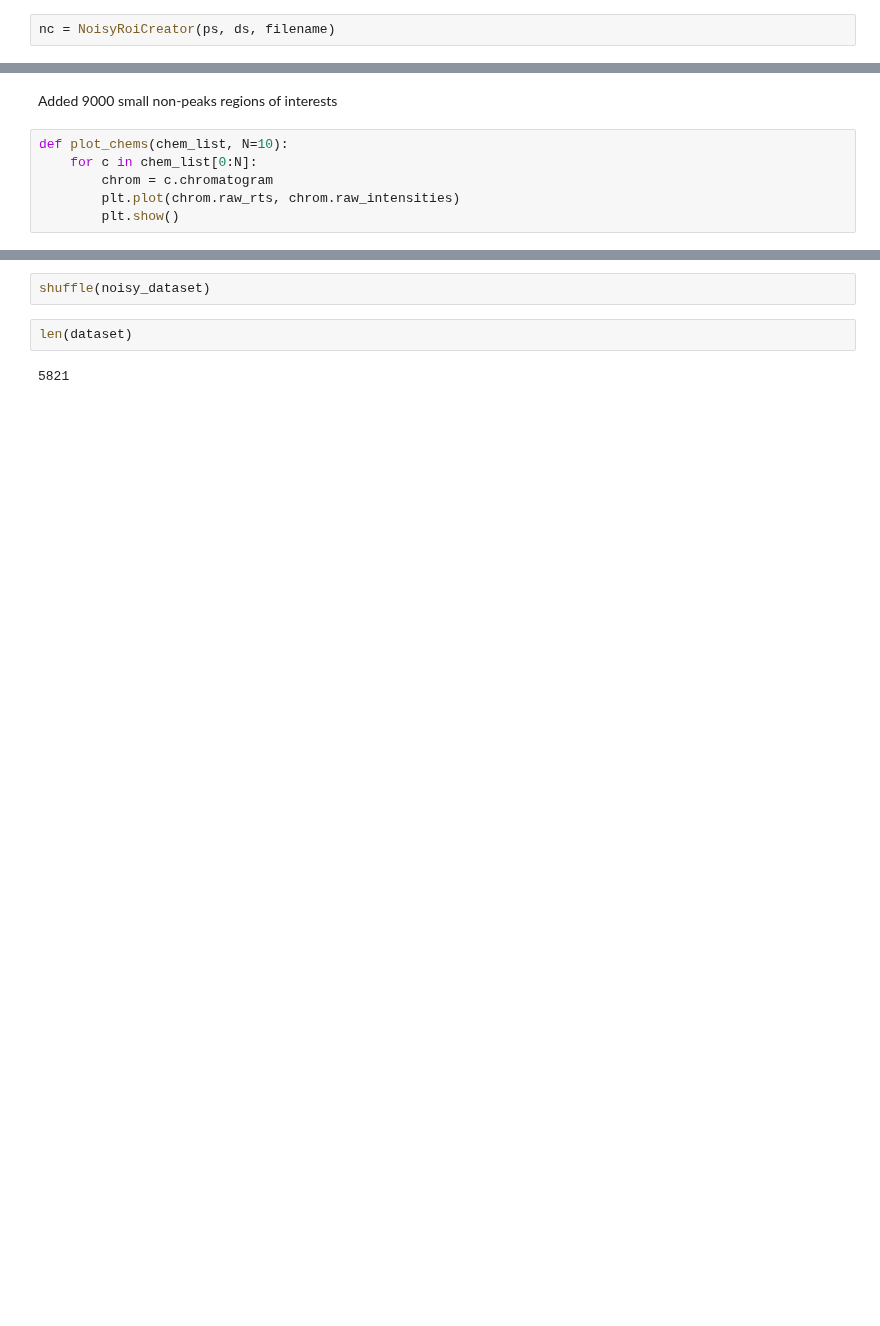
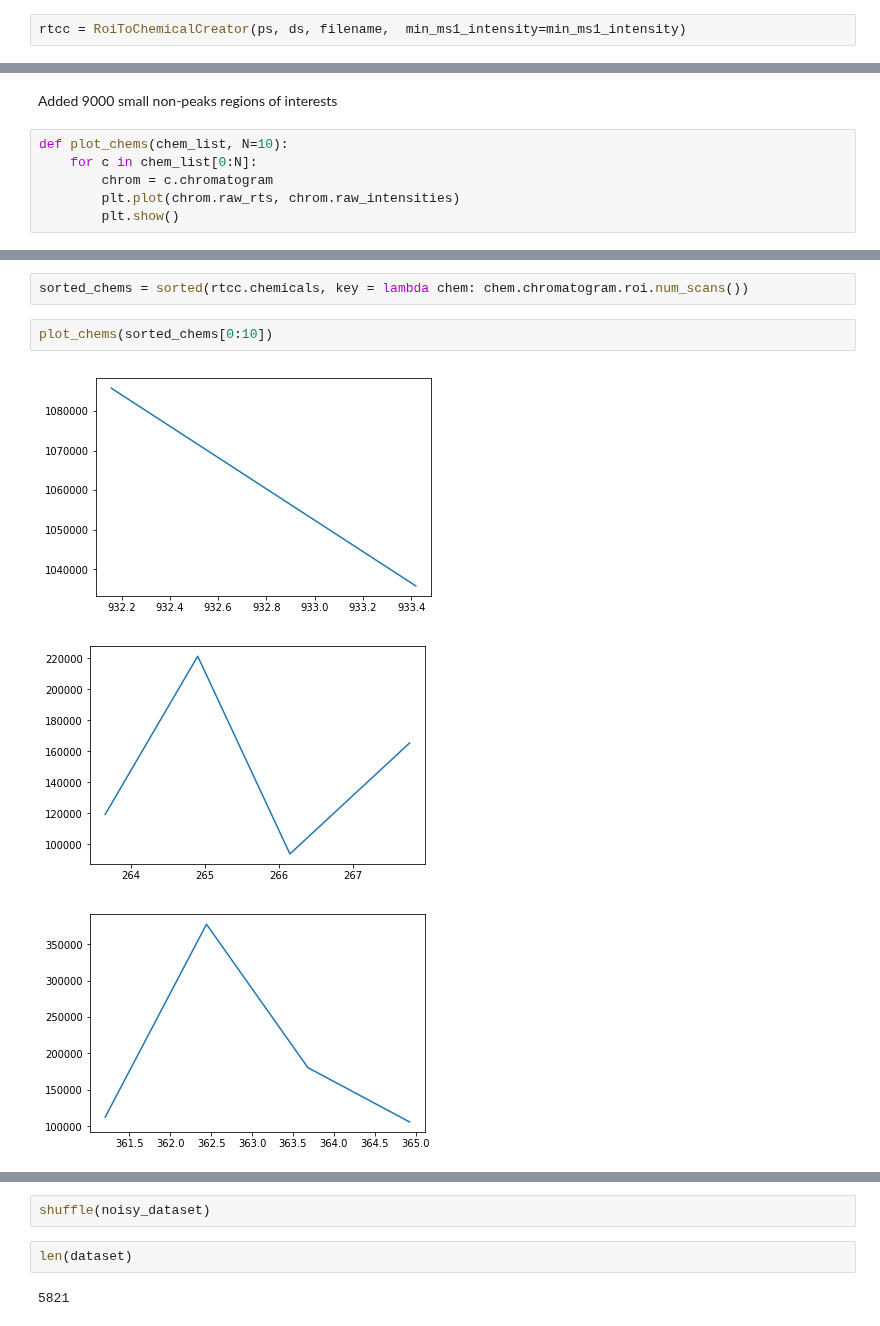
Before and after one commit to sdrogers/clms, a Jupyter notebook: Simulator/notebooks/top-N-experiments.ipynb, the cells around one changed output, grey strips where cells are left out. Cells and saved outputs as stored; diff of their text form; blank space fills up the shorter version.

```diff
--- a/Simulator/notebooks/top-N-experiments.ipynb
+++ b/Simulator/notebooks/top-N-experiments.ipynb
@@ -130,4 +140,4 @@ filename
 # %% [markdown]
 Add a whole bunch of `UnknownChemicals` with chromatograms coming from non-peak ROIs from Beer1Pos
 # %%
-nc = NoisyRoiCreator(ps, ds, filename)
+rtcc = RoiToChemicalCreator(ps, ds, filename,  min_ms1_intensity=min_ms1_intensity)
@@ -159,0 +163,8 @@ plot_chems(rois)
+# %%
+sorted_chems = sorted(rtcc.chemicals, key = lambda chem: chem.chromatogram.roi.num_scans())
+# %%
+plot_chems(sorted_chems[0:10])
+# %% [output]
+[figure, added]
+[figure, added]
+[figure, added]
```
Also changed, not shown: parts of 17 cells of this notebook, 3 other files.
